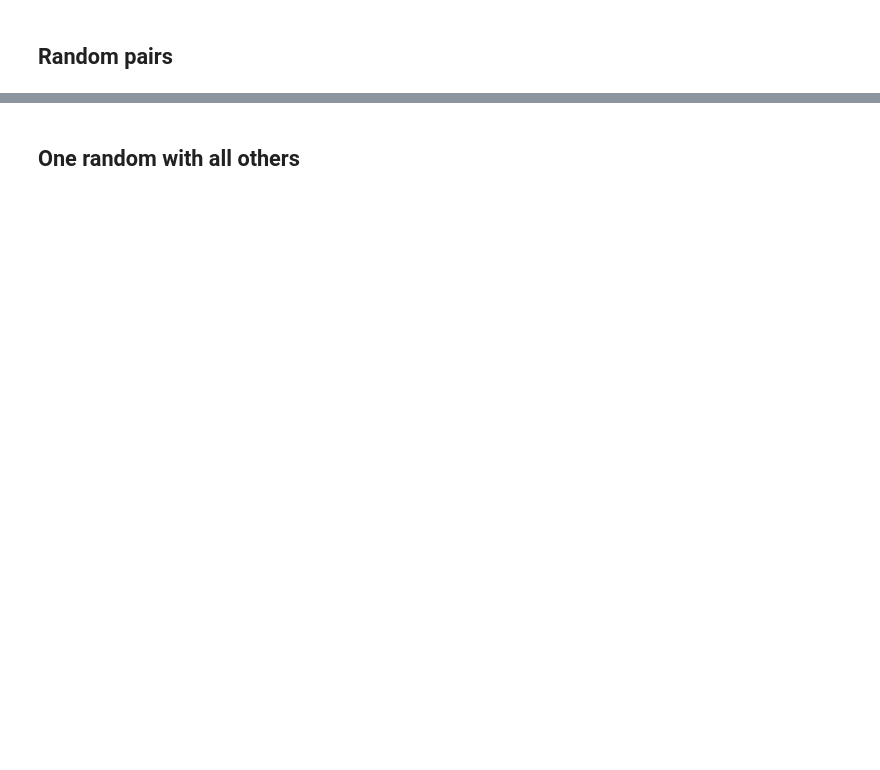
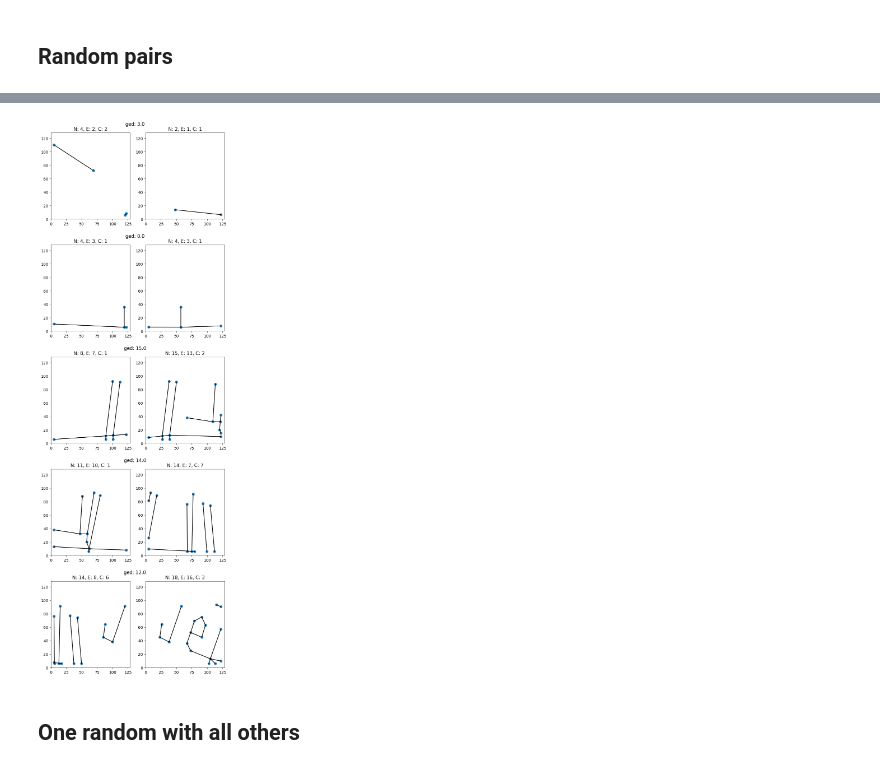
Before and after one commit to ankke/thesis, a Jupyter notebook: GED - data generation- 20 cities.ipynb, the cells around one changed output, grey strips where cells are left out. Saved outputs shown, nothing was run; the diff lists cells and outputs as text; code cells hidden in the pictures; blank space fills up the shorter version.

```diff
--- a/GED - data generation- 20 cities.ipynb
+++ b/GED - data generation- 20 cities.ipynb
@@ -17,0 +21,5 @@ Execution time: 20.221079349517822 seconds
+# %%
+ged_res, _ = torch.load('/media/data/anna_alex/distances/results/random_pairs/ged/20_cities_t10_n5.pth')
+# %%
+df = get_features_df(ged_res)
+df.describe().style.set_precision(2)
@@ -18,3 +36,7 @@ Execution time: 20.221079349517822 seconds
+# %%
+plot_ged_res(df.to_dict(orient='records'))
+# %% [output]
+[figure, added]
 # %% [markdown]
 ## One random with all others
 # %%
```
Also changed, not shown: parts of 7 cells of this notebook, 8 other files.
